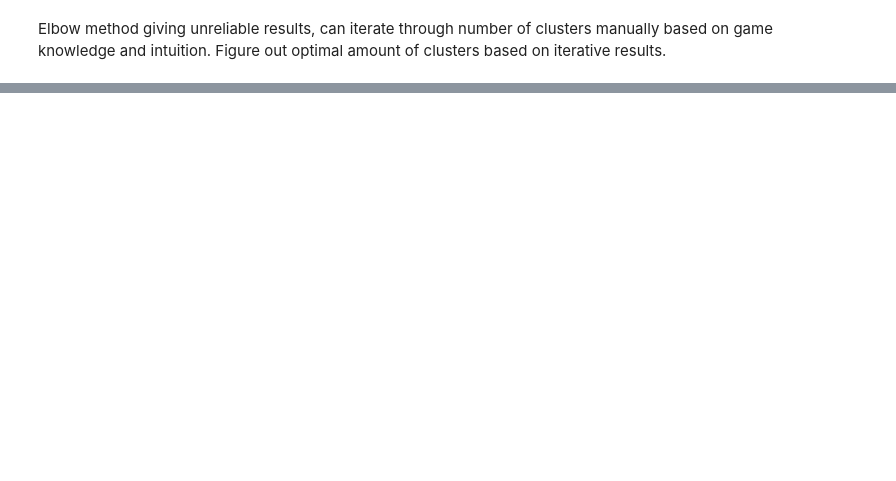
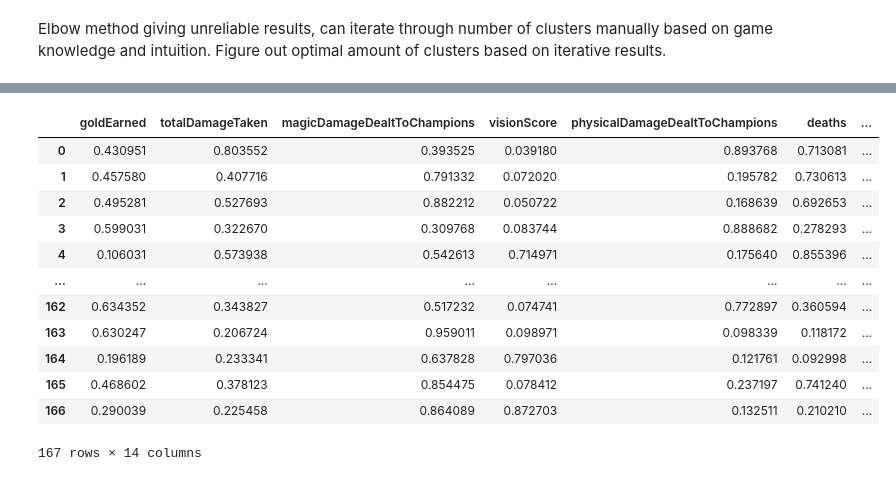
Before and after one commit to mannkenn/ClusteringLoLChampions, a Jupyter notebook: clustering/clusteringchamps.ipynb, the cells around one changed output, grey strips where cells are left out. Saved outputs shown, nothing was run; the diff lists cells and outputs as text; code cells hidden in the pictures; blank space fills up the shorter version.

```diff
--- a/clustering/clusteringchamps.ipynb
+++ b/clustering/clusteringchamps.ipynb
@@ -541,7 +540,7 @@ sns.lineplot(data = elbow_df, x = 'Clusters', y = 'WCSS')
 # %% [markdown]
 Elbow method giving unreliable results, can iterate through number of clusters manually based on game knowledge and intuition. Figure out optimal amount of clusters based on iterative results.
 # %%
-kmeans = MiniBatchKMeans(n_clusters=7, random_state = 42)
+kmeans = MiniBatchKMeans(n_clusters=15, random_state = 42)
 kmeans.fit(X)
 
 # Create new column in dataframe with cluster labels
@@ -584,7 +602,7 @@ merged_data = X.merge(top_clusters[['championName', 'cluster']], on=['championNa
 # Step 5: Calculate averages for each feature based on the top 2 clusters
 result = (
     merged_data.groupby(['championName', 'cluster'])
-    [['AD Carry', 'Resilience', 'Support', 'AP Carry', 'Vulnerability', 'Tower Pushing']]
+    [important_features]
     .median()
     .reset_index()
 )
@@ -593,6 +611,22 @@ from sklearn.preprocessing import MinMaxScaler
 
 # Normalize for better tableau viz
 scaler = MinMaxScaler()
-result_normalized = pd.DataFrame(scaler.fit_transform(result[['AD Carry', 'Resilience', 'Support', 'AP Carry', 'Vulnerability', 'Tower Pushing']]), columns = ['AD Carry', 'Resilience', 'Support', 'AP Carry', 'Vulnerability', 'Tower Pushing'])
+result_normalized = pd.DataFrame(scaler.fit_transform(result[important_features]), columns = important_features)
 result_normalized['championName'] = result['championName']
 result_normalized['cluster'] = result['cluster']
+# %%
+result_normalized
+# %% [output]
+|  | goldEarned | totalDamageTaken | magicDamageDealtToChampions | visionScore | physicalDamageDealtToChampions | deaths | ... |
+| 0 | 0.430951 | 0.803552 | 0.393525 | 0.039180 | 0.893768 | 0.713081 | ... |
+| 1 | 0.457580 | 0.407716 | 0.791332 | 0.072020 | 0.195782 | 0.730613 | ... |
+| 2 | 0.495281 | 0.527693 | 0.882212 | 0.050722 | 0.168639 | 0.692653 | ... |
+| 3 | 0.599031 | 0.322670 | 0.309768 | 0.083744 | 0.888682 | 0.278293 | ... |
+| 4 | 0.106031 | 0.573938 | 0.542613 | 0.714971 | 0.175640 | 0.855396 | ... |
+| ... | ... | ... | ... | ... | ... | ... | ... |
+| 162 | 0.634352 | 0.343827 | 0.517232 | 0.074741 | 0.772897 | 0.360594 | ... |
+| 163 | 0.630247 | 0.206724 | 0.959011 | 0.098971 | 0.098339 | 0.118172 | ... |
+| 164 | 0.196189 | 0.233341 | 0.637828 | 0.797036 | 0.121761 | 0.092998 | ... |
+| 165 | 0.468602 | 0.378123 | 0.854475 | 0.078412 | 0.237197 | 0.741240 | ... |
+| 166 | 0.290039 | 0.225458 | 0.864089 | 0.872703 | 0.132511 | 0.210210 | ... |
+167 rows × 14 columns
```
Also changed, not shown: parts of 22 cells of this notebook, 2 other files.
